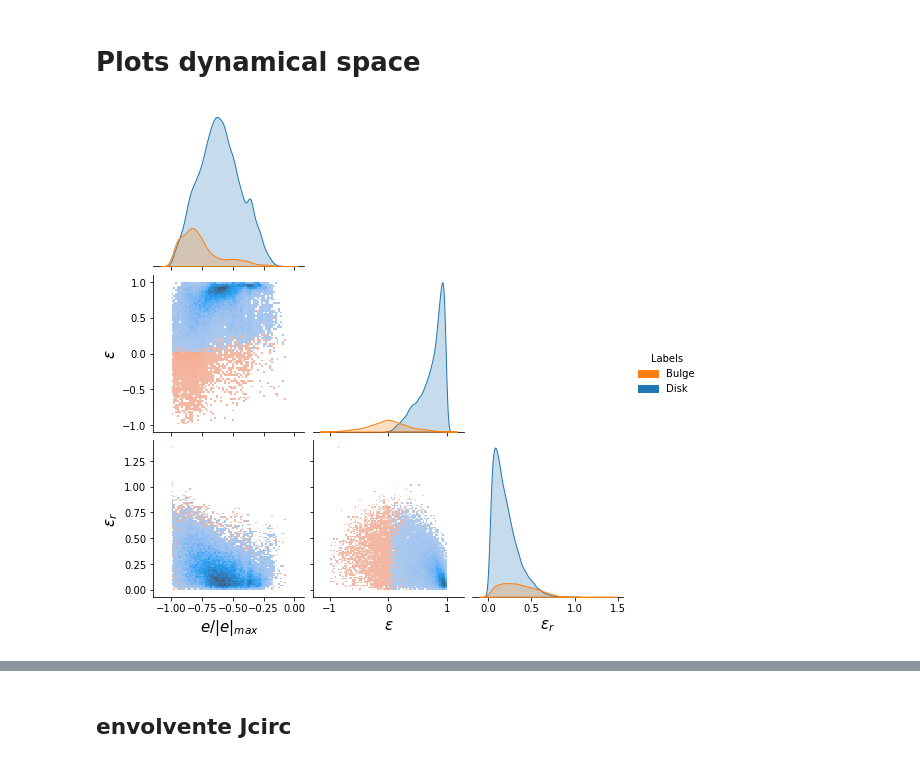
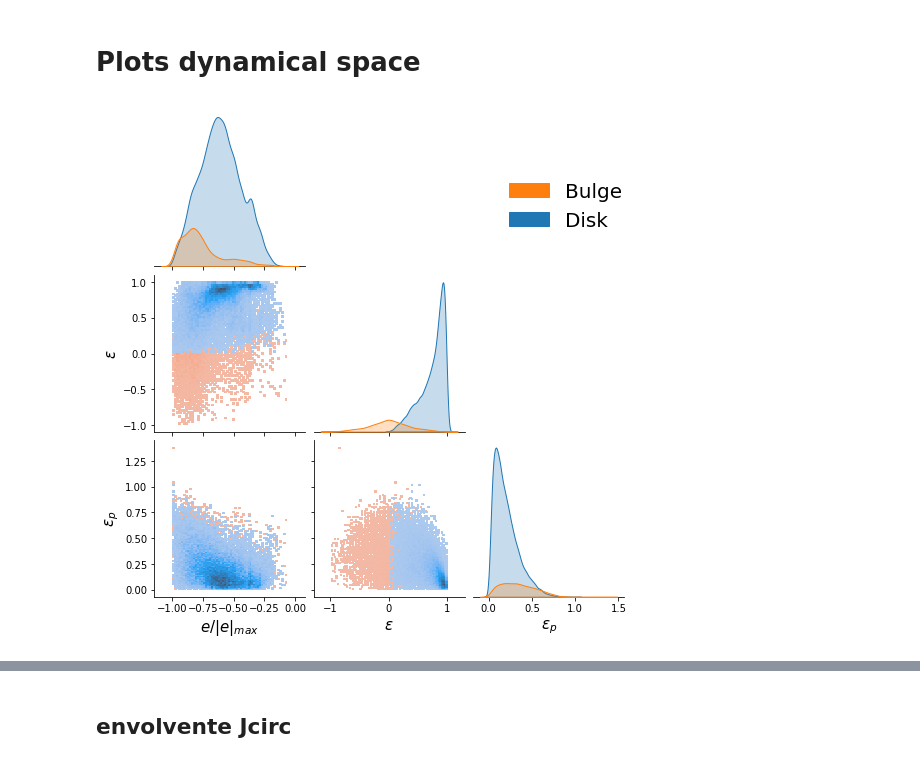
Before and after one commit to antotaverna/gchop_paper, a Jupyter notebook: circ_plots.ipynb, the cells around one changed output, grey strips where cells are left out. Cells and saved outputs as stored; diff of their text form; code cells hidden in the pictures.

```diff
--- a/circ_plots.ipynb
+++ b/circ_plots.ipynb
@@ -81,29 +96,30 @@ df
 # %%
 g = gal.plot.circ_pairplot(attributes=['normalized_star_energy', 'eps','eps_r'],
                            labels=df.lab_ab, lmap={0: 'Bulge', 1: 'Disk'}, palette=['C1','C0'],
                            corner=True,)
 #g.map_lower(sns.kdeplot, levels=10, color=".2")
 
 
 #g.axes[0][0].get_yaxis().set_visible(True)
 #g.axes[0][0].set_ylabel(r'$e / |e|_{max}$')
 g.axes[1][0].get_yaxis().set_visible(True)
 g.axes[1][0].set_ylabel(r'$\epsilon$', size=15)
 g.axes[2][0].get_yaxis().set_visible(True)
-g.axes[2][0].set_ylabel(r'$\epsilon_r$', size=15)
+g.axes[2][0].set_ylabel(r'$\epsilon_p$', size=15)
 
 g.axes[2][0].get_xaxis().set_visible(True)
 g.axes[2][0].set_xlabel(r'$e / |e|_{max}$', size=15)
 g.axes[2][1].get_xaxis().set_visible(True)
 g.axes[2][1].set_xlabel(r'$\epsilon$', size=15)
 g.axes[2][2].get_xaxis().set_visible(True)
-g.axes[2][2].set_xlabel(r'$\epsilon_r$', size=15)
+g.axes[2][2].set_xlabel(r'$\epsilon_p$', size=15)
 
+sns.move_legend(g, "upper left", bbox_to_anchor=(.65, .88), title='',fontsize=20)
 
 
 #plt.savefig('gchop_plots/pairplot_abadi.pdf')
 # %% [output]
-[figure, old version]
+[figure, new version]
 # %%
 g = gal.plot.circ_pairplot(attributes=['eps','eps_r'],labels=df.lab_gmm, lmap={0: 'Bulge', 1: 'Disk'})
 #g.map_lower(sns.kdeplot, levels=3, color=".2")
```
Also changed, not shown: parts of 3 cells of this notebook, 3 other files.
